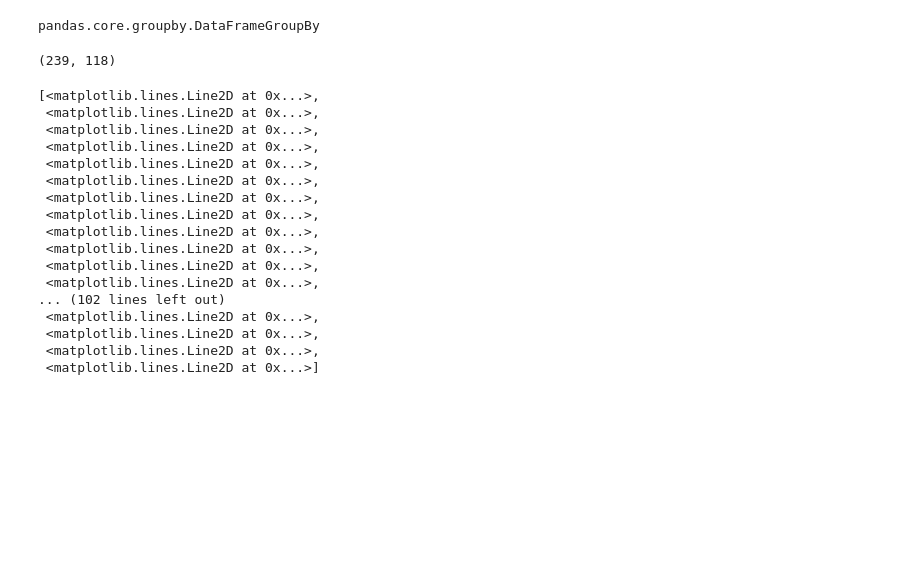
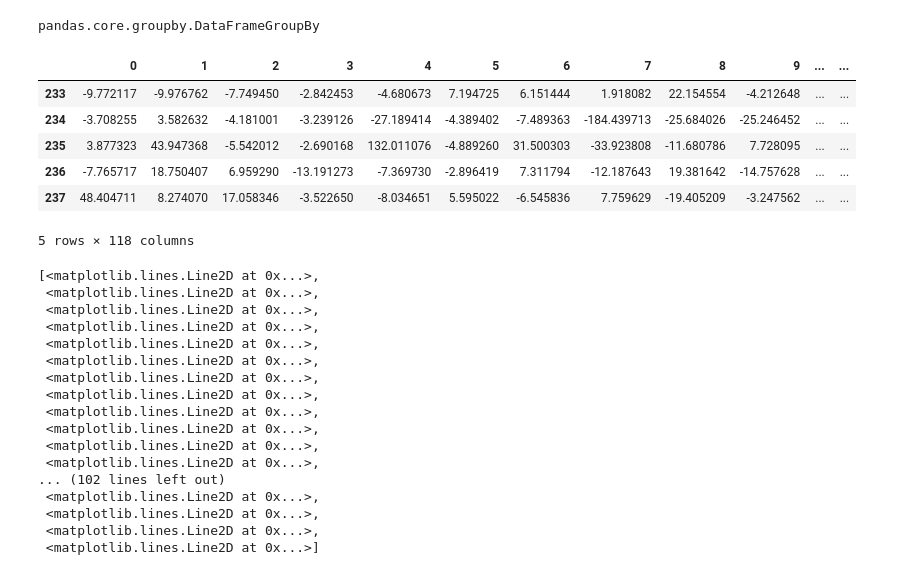
Before and after one commit to annieliu77/SWDB2016, a Jupyter notebook: Variability.ipynb, the cells around one changed output. Drawn from its saved outputs; the diff is of its cells as text; code cells hidden in the pictures; blank space fills up the shorter version.

```diff
--- a/Variability.ipynb
+++ b/Variability.ipynb
@@ -90,15 +103,21 @@ pandas.core.groupby.DataFrameGroupBy
 # %%
 #get_group pulls all trials/cells for a single stimulus i
 for i in np.unique(framelist):
     SortedGF=groupedFrame.get_group(i)
     if i == -1:
         SortedGFData=pd.DataFrame(variation(SortedGF,axis=0))
     if i >=0:
         tmp = pd.DataFrame(variation(SortedGF,axis=0))
 #     SortedAll[i]=SortedGFData
         SortedGFData[i] = tmp
 
-SortedGFData.head()
-SortedGFData.shape
+SortedGFData.tail()
+#SortedGFData.shape
 # %% [output]
+|  | 0 | 1 | 2 | 3 | 4 | 5 | 6 | 7 | 8 | 9 | ... | ... |
+| 233 | -9.772117 | -9.976762 | -7.749450 | -2.842453 | -4.680673 | 7.194725 | 6.151444 | 1.918082 | 22.154554 | -4.212648 | ... | ... |
+| 234 | -3.708255 | 3.582632 | -4.181001 | -3.239126 | -27.189414 | -4.389402 | -7.489363 | -184.439713 | -25.684026 | -25.246452 | ... | ... |
+| 235 | 3.877323 | 43.947368 | -5.542012 | -2.690168 | 132.011076 | -4.889260 | 31.500303 | -33.923808 | -11.680786 | 7.728095 | ... | ... |
+| 236 | -7.765717 | 18.750407 | 6.959290 | -13.191273 | -7.369730 | -2.896419 | 7.311794 | -12.187643 | 19.381642 | -14.757628 | ... | ... |
+| 237 | 48.404711 | 8.274070 | 17.058346 | -3.522650 | -8.034651 | 5.595022 | -6.545836 | 7.759629 | -19.405209 | -3.247562 | ... | ... |
-(239, 118)
+5 rows × 118 columns
```
Also changed, not shown: parts of 7 cells of this notebook, 1 other file.
